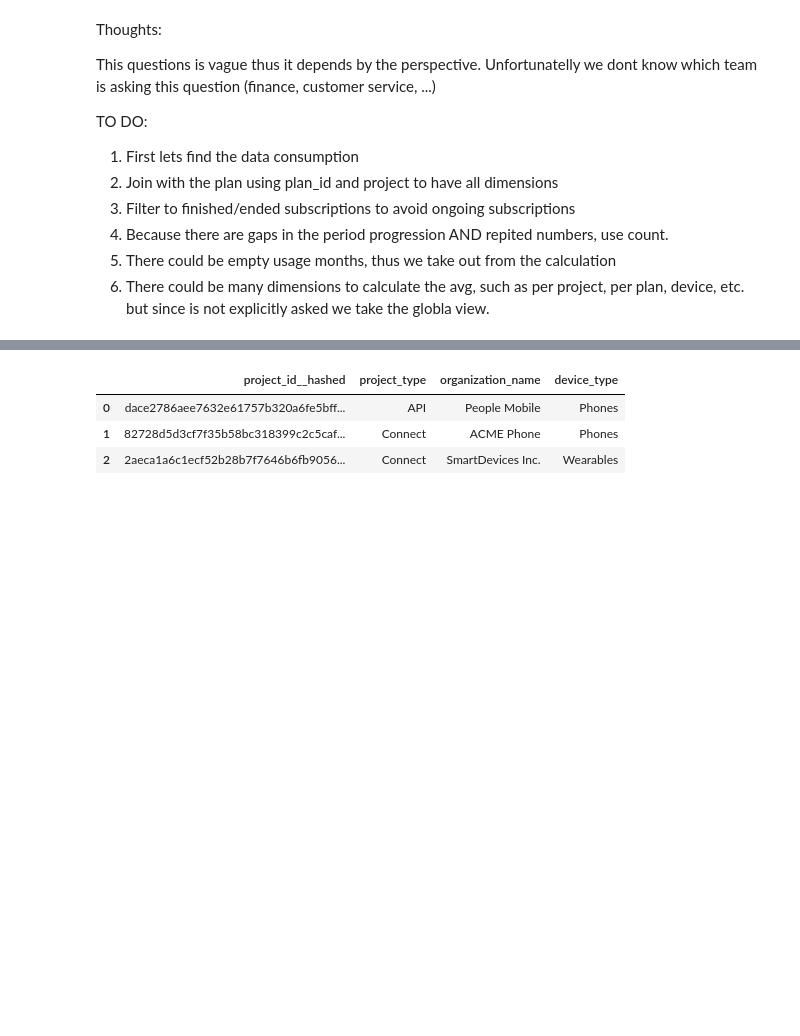
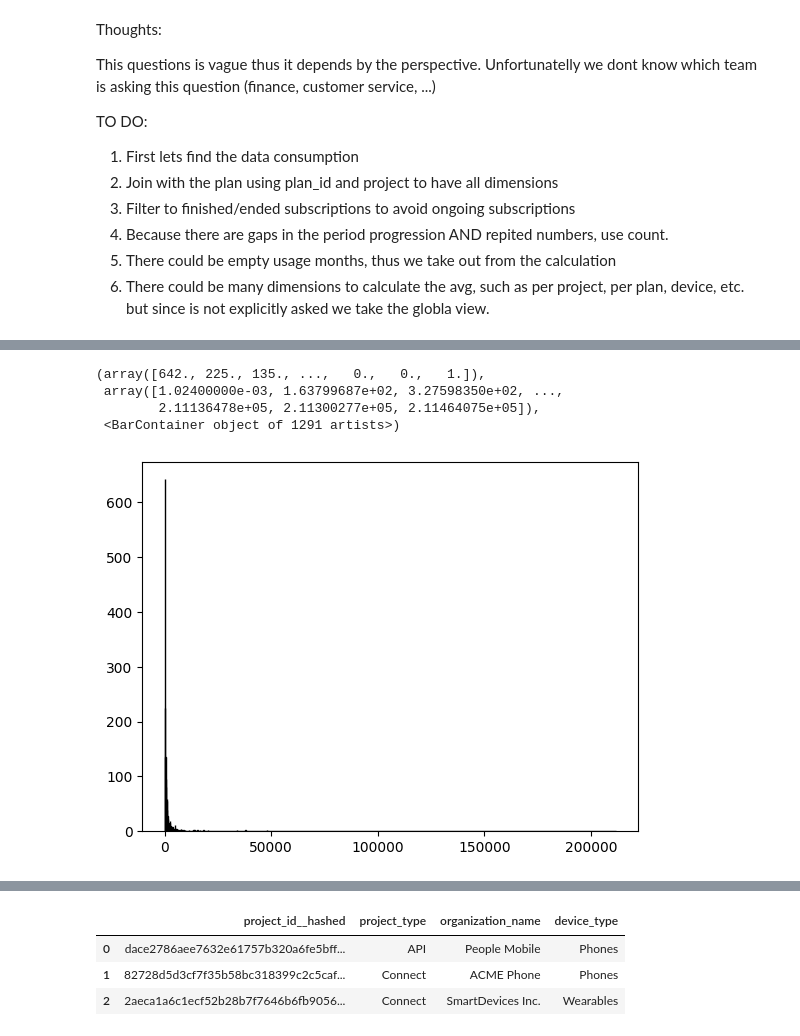
Before and after one commit to Robertoarce/gigs-sql, a Jupyter notebook: analysis.ipynb, the cells around one changed output, grey strips where cells are left out. Cells and saved outputs as stored; diff of their text form; code cells hidden in the pictures; blank space fills up the shorter version.

Commit message:
adding graphs to first question

```diff
--- a/analysis.ipynb
+++ b/analysis.ipynb
@@ -452,0 +430,31 @@ IndentationError: unexpected indent (387840675.py, line 5)
+# %%
+#translation to pandas  for graph
+valid_subscriptions = (
+    df.groupby('subscription_id')
+    .agg(
+        latest_report=('reporting_date', 'max'),
+        last_period_end_date=('subscription_period_end', 'max')
+    )
+    .query('latest_report >= last_period_end_date')
+    .reset_index()
+)
+
+merged = df.merge(
+    valid_subscriptions[['subscription_id']],
+    on='subscription_id',
+    how='inner'
+)
+
+subscription_usage = (
+    merged.groupby(['project_id__hashed', 'subscription_id'])
+    .agg(
+        count_periods=('subscription_period_number', 'count'),
+        sum_data_usage=('cumulative_data_usage_megabyte', 'sum')
+    )
+    .assign(avg_usage=lambda x: x['sum_data_usage'] / x['count_periods'])
+    .query('sum_data_usage > 0')
+    .reset_index()
+)
+
+# Result
+subscription_usage
@@ -452,0 +487,8 @@ IndentationError: unexpected indent (387840675.py, line 5)
+# %%
+plt.hist(subscription_usage['avg_usage'], bins='auto', edgecolor='black')
+# %% [output]
+(array([642., 225., 135., ...,   0.,   0.,   1.]),
+ array([1.02400000e-03, 1.63799687e+02, 3.27598350e+02, ...,
+        2.11136478e+05, 2.11300277e+05, 2.11464075e+05]),
+ <BarContainer object of 1291 artists>)
+[figure, added]
```
Also changed, not shown: parts of 12 cells of this notebook.
